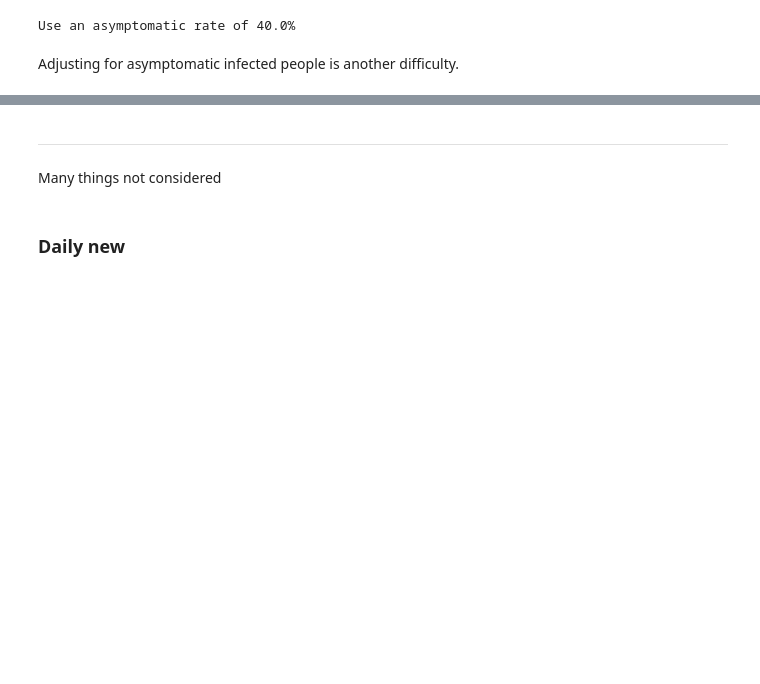
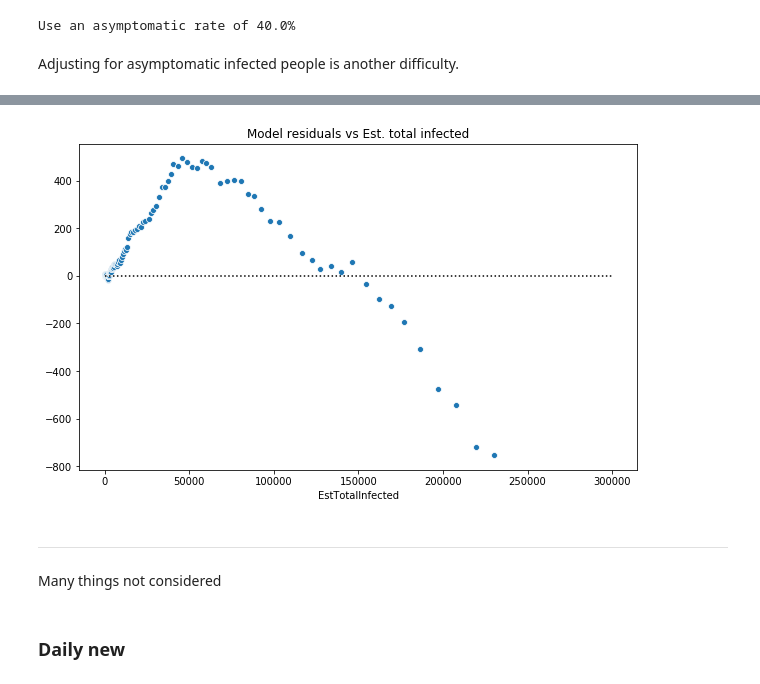
Before and after one commit to ArmandBester/SARS-COV2-in-SA, a Jupyter notebook: SA_cov_dr.ipynb, the cells around one changed output, grey strips where cells are left out. Saved outputs shown, nothing was run; the diff lists cells and outputs as text; code cells hidden in the pictures; blank space fills up the shorter version.

```diff
--- a/SA_cov_dr.ipynb
+++ b/SA_cov_dr.ipynb
@@ -334,3 +334,10 @@ The death rate adjusting for time and asymtomatic cases is 2.56%
+# %%
+plt.figure(figsize=(10,6))
+sns.scatterplot(x=adjSA['EstTotalInfected'], y=m.resid)
+plt.hlines(xmin=0, xmax=300000, y=0, linestyles="dotted")
+plt.title('Model residuals vs Est. total infected');
+# %% [output]
+[figure, added]
 # %% [markdown]
 ---
 Many things not considered
```
Also changed, not shown: parts of 18 cells of this notebook, 10 other files.
